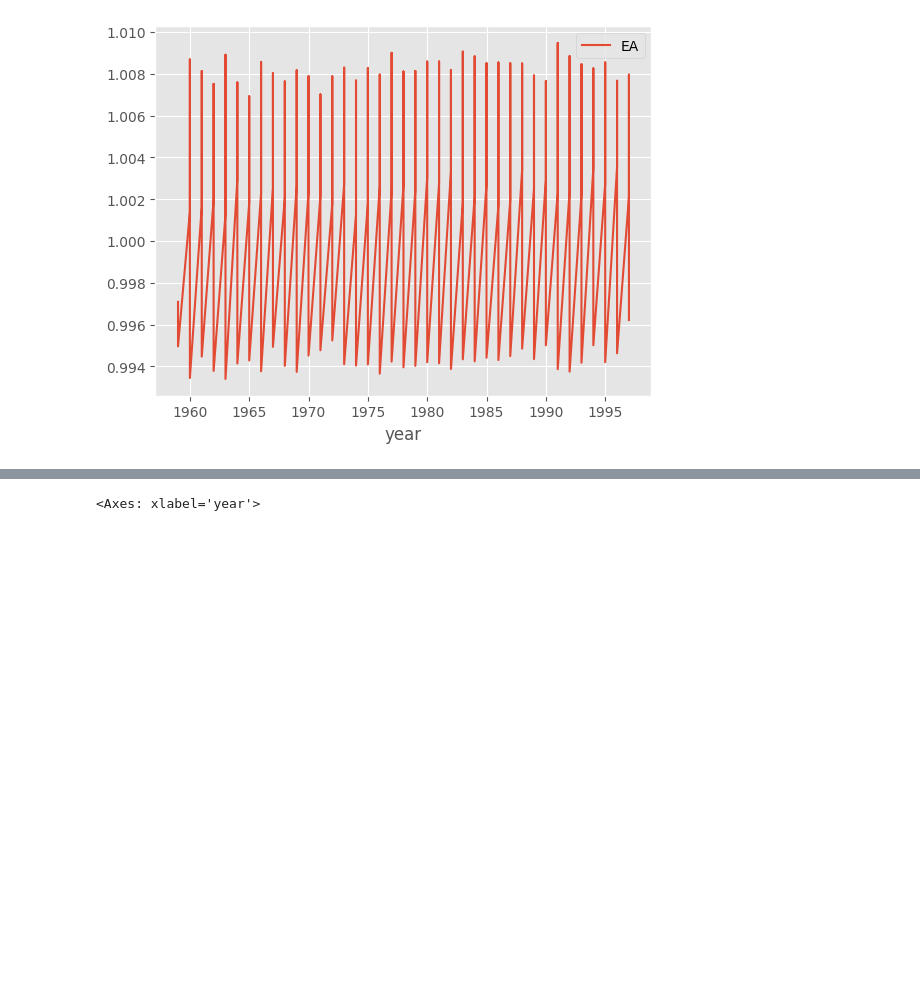
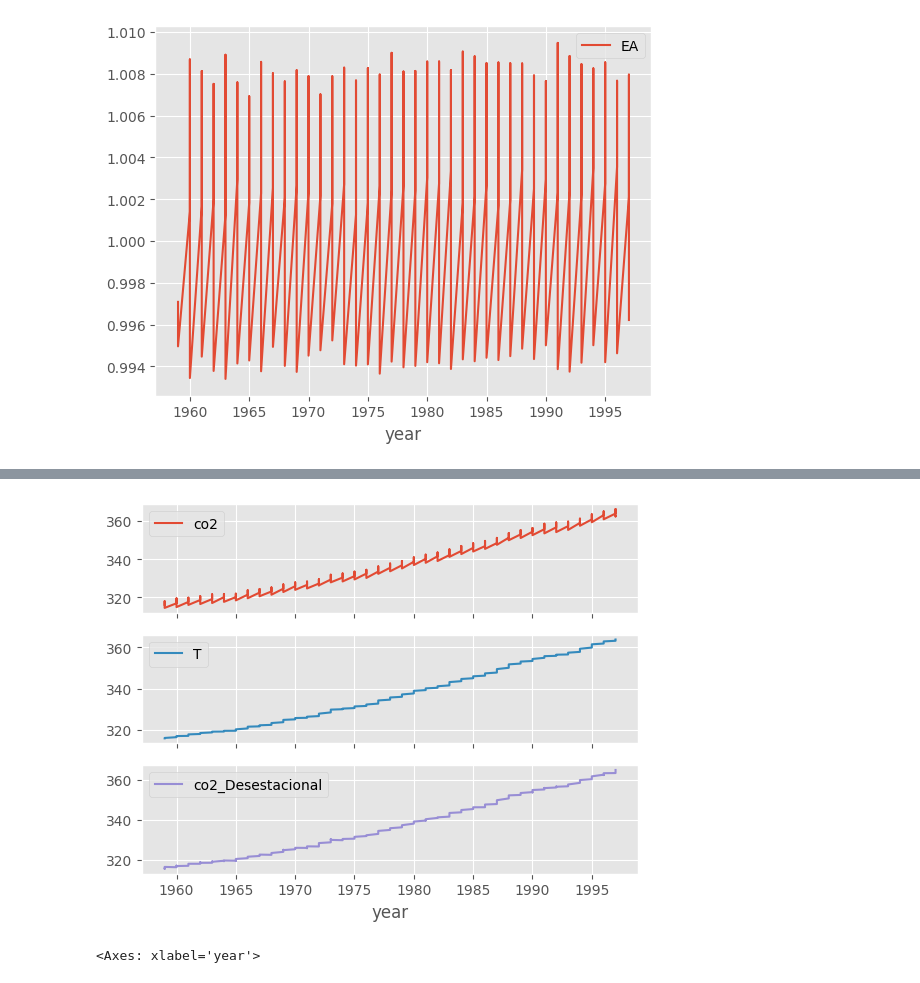
Before and after one commit to Juliodominguezcalderon/Talento_tech, a Jupyter notebook: Notebook_Serie_tiempo.ipynb, the cells around one changed output, grey strips where cells are left out. Cells and saved outputs as stored; diff of their text form; code cells hidden in the pictures; blank space fills up the shorter version.

```diff
--- a/Notebook_Serie_tiempo.ipynb
+++ b/Notebook_Serie_tiempo.ipynb
@@ -490,0 +499,5 @@ co2_trim.plot(y='EA', x='year')
+# %%
+#Cálculamos los IBVE que correspoden al promedio cada trimestre de los valores EA.
+IBVE = co2_trim[["trimestre","EA"]].groupby("trimestre",as_index=False).mean()
+IBVE.rename(columns={'EA':'IBVE'}, inplace = True)
+IBVE
@@ -490,0 +510,4 @@ co2_trim.plot(y='EA', x='year')
+# %%
+#Calculamos el promedio de los IBVE
+M_IBVE = IBVE["IBVE"].mean()
+M_IBVE
@@ -490,0 +516,5 @@ co2_trim.plot(y='EA', x='year')
+# %%
+#Calculamos los IVE trimestrales
+IBVE['IVE']=IBVE['IBVE']/M_IBVE
+IVE = IBVE
+IVE
@@ -494,0 +589,9 @@ co2_trim[["year", "co2" , "T" , "EA"]].plot(x="year", subplots=True);
+# %%
+#Otra forma de desestacionalizar
+#Unimos las dos tablas co2_trim y IVE
+co2_trim_with_ive = pd.merge(co2_trim2, IVE, on='trimestre')
+
+# Calculamos el valor del co2 ajustado por el IVE para desestacionalizar
+co2_trim_with_ive['co2_Desestacional'] = co2_trim_with_ive['co2'] / co2_trim_with_ive['IVE']
+co2_trim_with_ive.drop(columns='FC_co2_%',inplace=True)
+co2_trim_with_ive.head(10)
@@ -495,3 +610,7 @@ co2_trim[["year", "co2" , "T" , "EA"]].plot(x="year", subplots=True);
+# %%
+co2_trim_with_ive.plot(y=['co2', 'T','co2_Desestacional'], x='year', subplots=True);
+# %% [output]
+[figure, added]
 # %%
 co2_trim["T"] = co2_trim["co2"].rolling(4, center=True) .mean()
 co2_trim[["year", "T"]].plot(x="year")
```
Also changed, not shown: parts of 21 cells of this notebook.
